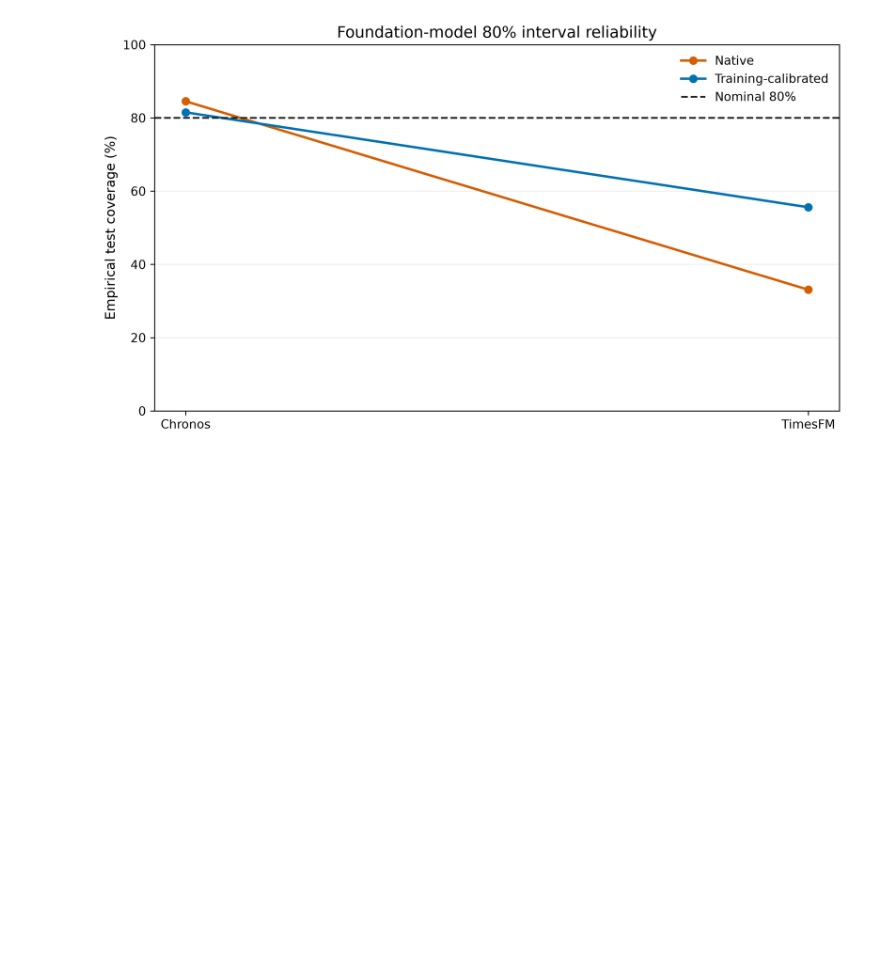
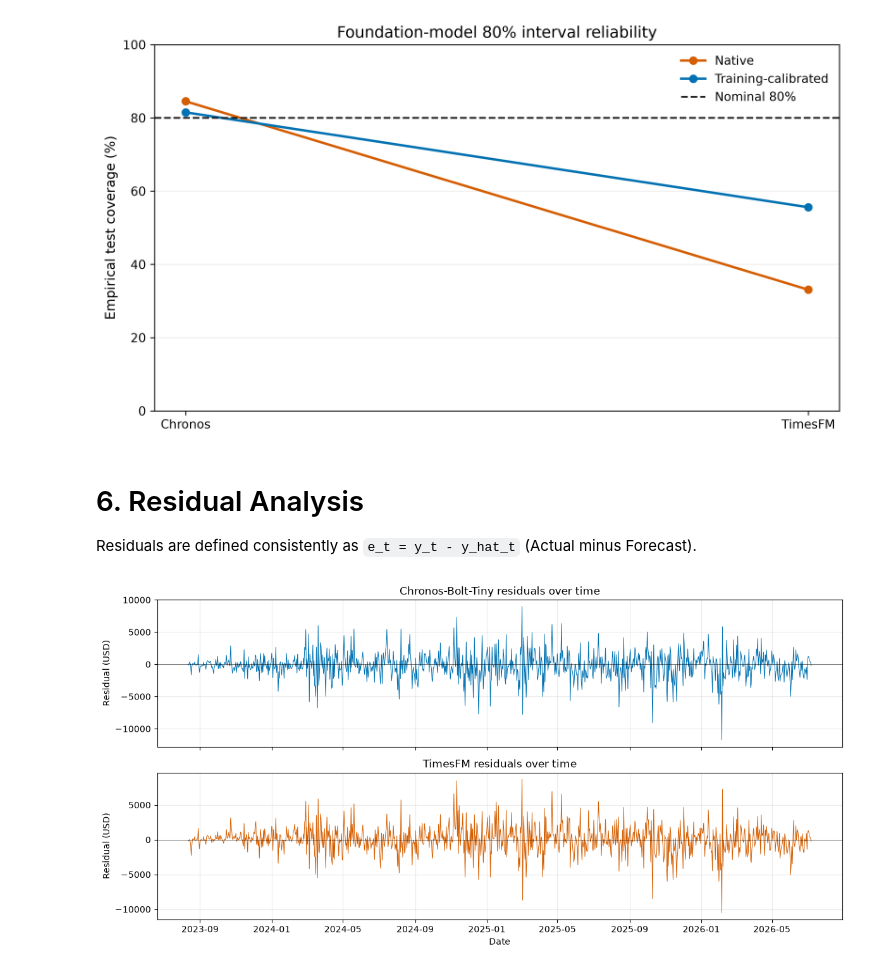
Before and after one commit to mdsoadsolaiman/Time-Series-Foundation-Models, a Jupyter notebook: notebooks/06_Bitcoin_Foundation_Models.ipynb, the cells around one changed output. Drawn from its saved outputs; the diff is of its cells as text; code cells hidden in the pictures; blank space fills up the shorter version.

```diff
--- a/notebooks/06_Bitcoin_Foundation_Models.ipynb
+++ b/notebooks/06_Bitcoin_Foundation_Models.ipynb
@@ -80,3 +249,24 @@ from IPython.display import Image, display
 display(Image(filename=str(ROOT / 'figures' / 'bitcoin' / 'bitcoin_uncertainty_reliability.png')))
 # %% [output]
 [figure]
+# %% [markdown]
+# 6. Residual Analysis
+
+Residuals are defined consistently as `e_t = y_t - y_hat_t` (Actual minus Forecast).
+# %%
+chronos_residual = validated.Actual - validated.Chronos_Bolt_Tiny
+timesfm_residual = validated.Actual - validated.TimesFM
+
+fig, axes = plt.subplots(2, 1, figsize=(12, 6), sharex=True)
+axes[0].plot(chronos_residual.index, chronos_residual, color='#0072B2', linewidth=0.7)
+axes[0].axhline(0, color='black', linewidth=0.6, alpha=0.6)
+axes[0].set(title='Chronos-Bolt-Tiny residuals over time', ylabel='Residual (USD)')
+axes[1].plot(timesfm_residual.index, timesfm_residual, color='#D55E00', linewidth=0.7)
+axes[1].axhline(0, color='black', linewidth=0.6, alpha=0.6)
+axes[1].set(title='TimesFM residuals over time', xlabel='Date', ylabel='Residual (USD)')
+for ax in axes:
+    ax.grid(alpha=0.25)
+fig.tight_layout()
+plt.show()
+# %% [output]
+[figure, added]
```
Also changed, not shown: parts of 44 cells of this notebook.
